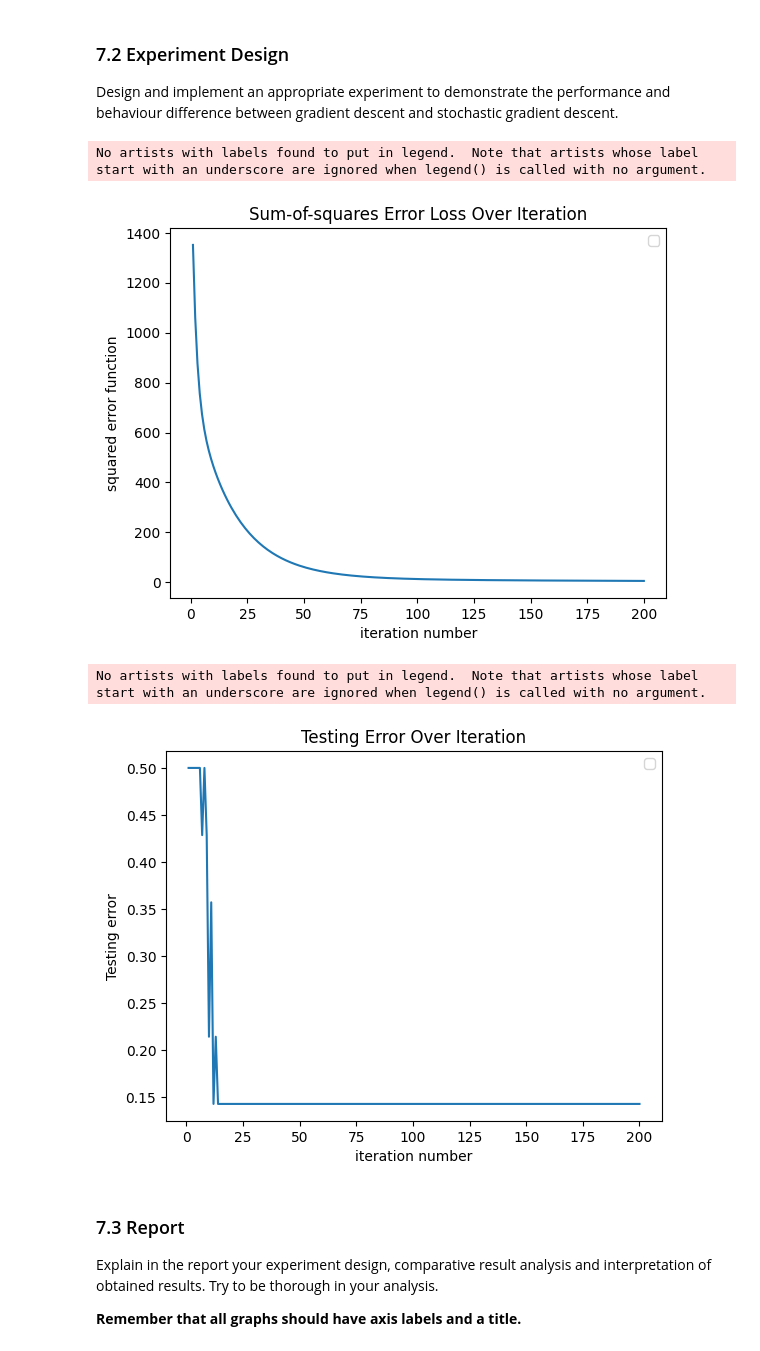
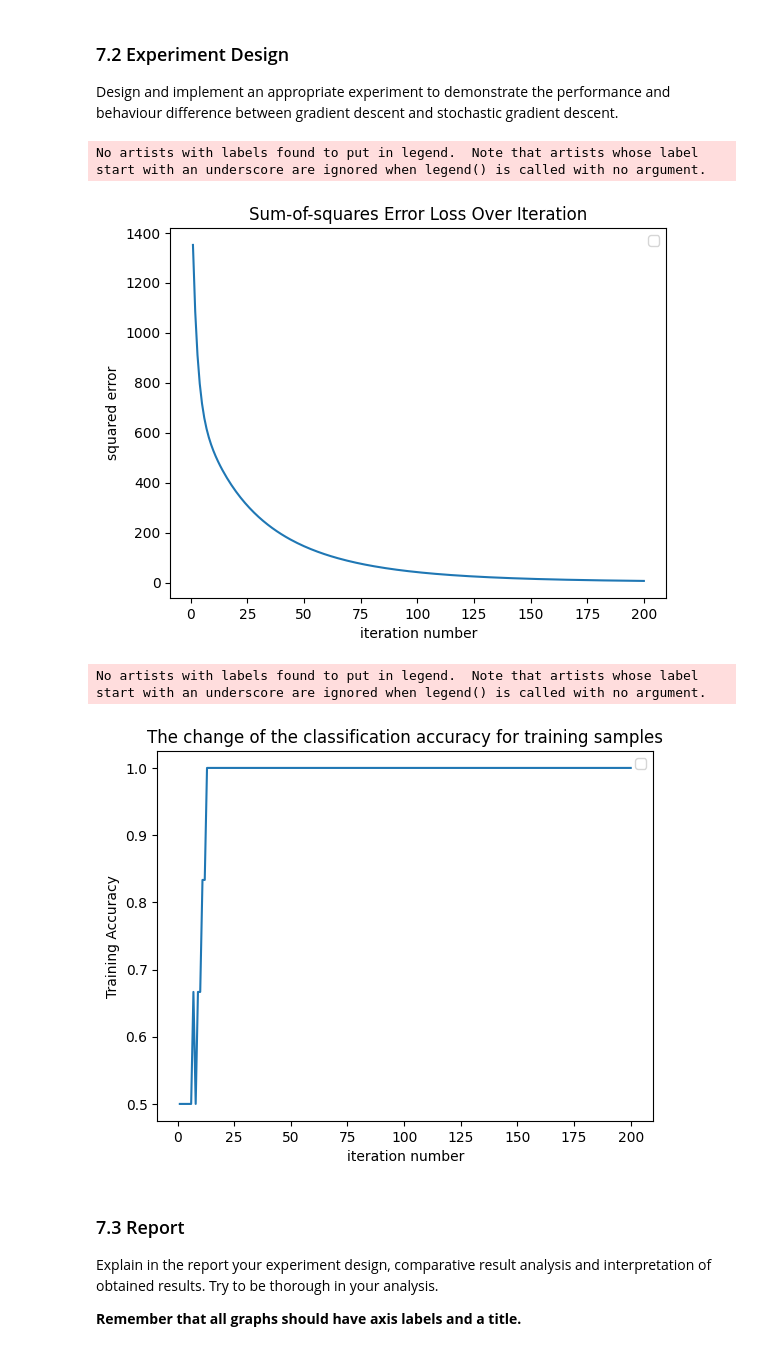
Before and after one commit to Ray7788/MachineLearning, a Jupyter notebook: Lab3_S/24112-Lab2-S-Practice2.ipynb, the cells around one changed output. Drawn from its saved outputs; the diff is of its cells as text; code cells hidden in the pictures.

```diff
--- a/Lab3_S/24112-Lab2-S-Practice2.ipynb
+++ b/Lab3_S/24112-Lab2-S-Practice2.ipynb
@@ -598,10 +590,11 @@ No artists with labels found to put in legend.  Note that artists whose label st
 # %% [markdown]
 Try a larger learning rate, e.g., $\eta=10^{-2}$, and produce the same three plots by training the model for $N=200$ iterations. Write your code below and make sure it runs.
 # %%
-from sklearn.preprocessing import Normalizer, MinMaxScaler
+from sklearn.preprocessing import Normalizer, MinMaxScaler, RobustScaler
 tr_data2, tr_label2, te_data2, te_label2 = clarify_subject_1_30(data)
 learning_rate = 10**(-2)
 N = 200
 
 cost_all, w_all = lls_gd_train(tr_data2, tr_label2, N, learning_rate)
+cost_all = np.array(cost_all).reshape(-1,1)
 # %%
@@ -723,49 +731,31 @@ Design and implement an appropriate experiment to demonstrate the performance an
 # %%
-def predictsgd(w, te_data2, te_label2):
-    correct = 0
-    y = l2_rls_predict(w, te_data2)
-    for i in range(len(y)):
-        if y[i] < 15.5:
-            y[i] = 1
-        else:
-            y[i] = 30
-        if y[i] == te_label2[i]:
-            correct += 1
-    len_te_label2 = len(te_label2)
-    error = (len_te_label2 - correct)/len_te_label2
-    return error
-
-#tr_data2, tr_label2, te_data2, te_label2 = get1And30sgd(data)
-learning_rate = 10**(-3)
-loop = 200
-cost_all, w_all = lls_sgd_train(tr_data2, tr_label2, loop, learning_rate, 10)
 # The change of your sum-of-squares error loss that you minimise (1st graph)
 datum = np.arange(1, 201, 1)
-plt.plot(datum, cost_all,label='')
+plt.plot(datum, cost_all, label='')
 plt.xlabel('iteration number')
-plt.ylabel('squared error function')
+plt.ylabel('squared error')
 plt.title('Sum-of-squares Error Loss Over Iteration')
 plt.legend()
 plt.show()
 
 # the change of the classification accuracy for training samples over iterations (2rd graph)
-errorListSgdTest = []
+accuracyListGdTrain7 = []
 for i in w_all:
-    error = predictsgd(i, te_data2, te_label2)
-    errorListSgdTest.append(error)
+    accuracyTrain7 = predictgd(i, tr_data2, tr_label2)
+    accuracyListGdTrain7.append(accuracyTrain7)
 
-datum = np.arange(1, 201, 1)
-plt.plot(datum, errorListSgdTest,label='')
+plt.plot(datum, accuracyListGdTrain7, label='')
 plt.xlabel('iteration number')
-plt.ylabel('Testing error')
-plt.title('Testing Error Over Iteration')
+plt.ylabel('Training Accuracy')
+plt.title('The change of the classification accuracy for training samples')
 plt.legend()
 plt.show()
+plt.show()
 # %% [output]
 No artists with labels found to put in legend.  Note that artists whose label start with an underscore are ignored when legend() is called with no argument.
-[figure, old version]
+[figure, new version]
 No artists with labels found to put in legend.  Note that artists whose label start with an underscore are ignored when legend() is called with no argument.
-[figure, old version]
+[figure, new version]
 # %% [markdown]
 ### 7.3 Report
 
```
Also changed, not shown: parts of 20 cells of this notebook.
